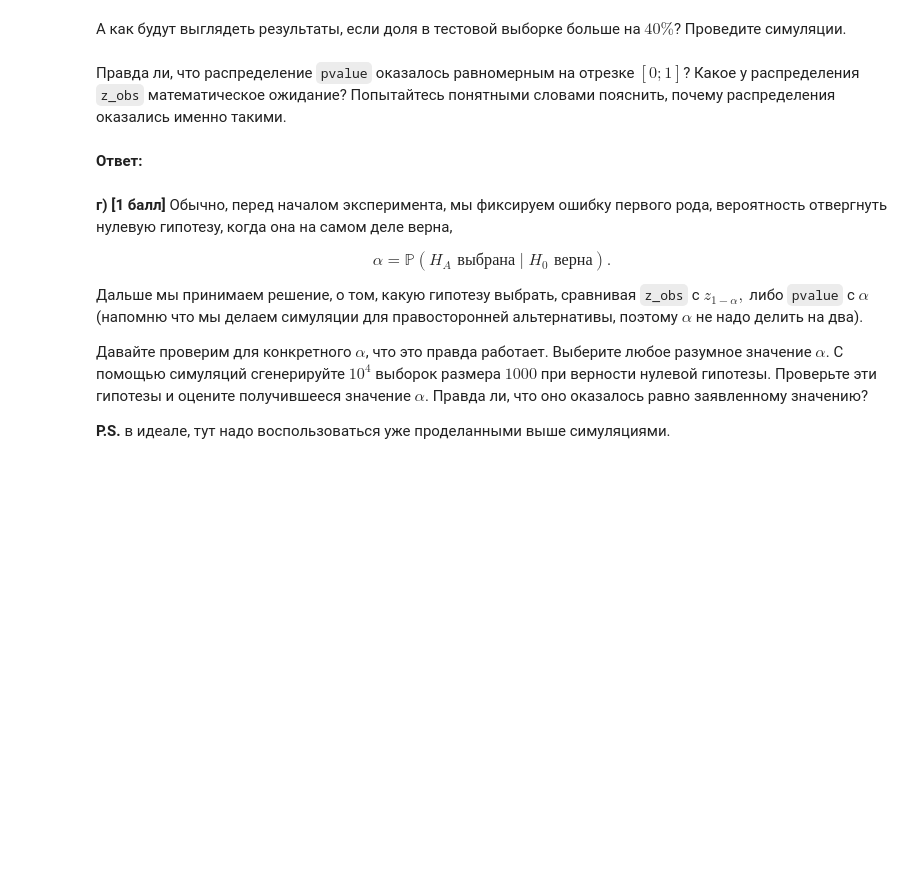
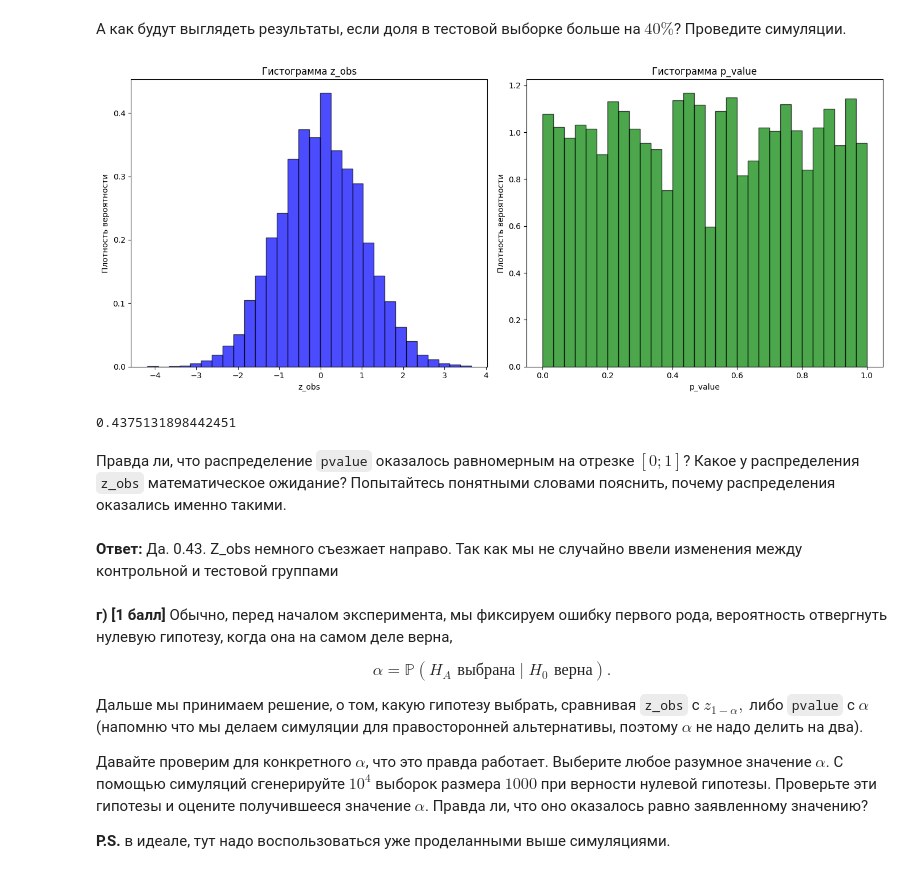
Before and after one commit to xanderkov/HSE-Math-Stat, a Jupyter notebook: hw-05/hw05-KovelAlexander.ipynb, the cells around one changed output. Saved outputs shown, nothing was run; the diff lists cells and outputs as text; code cells hidden in the pictures; blank space fills up the shorter version.

```diff
--- a/hw-05/hw05-KovelAlexander.ipynb
+++ b/hw-05/hw05-KovelAlexander.ipynb
@@ -111,7 +203,30 @@ __в) [1 балл]__ Предположим, что верна альтерна
+# %%
+plt.figure(figsize=(14, 6))
+
+plt.subplot(1, 2, 1)
+plt.hist(z_obs_array, bins=30, density=True, alpha=0.7, color='blue', edgecolor='black')
+plt.title('Гистограмма z_obs')
+plt.xlabel('z_obs')
+plt.ylabel('Плотность вероятности')
+
+plt.subplot(1, 2, 2)
+plt.hist(p_value_array, bins=30, density=True, alpha=0.7, color='green', edgecolor='black')
+plt.title('Гистограмма p_value')
+plt.xlabel('p_value')
+plt.ylabel('Плотность вероятности')
+
+plt.tight_layout()
+plt.show()
+# %% [output]
+[figure, added]
+# %%
+np.mean(z_obs)
+# %% [output]
+0.4375131898442451
 # %% [markdown]
 Правда ли, что распределение `pvalue` оказалось равномерным на отрезке $[0;1]$? Какое у распределения `z_obs` математическое ожидание? Попытайтесь понятными словами пояснить, почему распределения оказались именно такими.
-# %% [markdown]
-__Ответ:__
+# %% [markdown]
+__Ответ:__ Да. 0.43. Z_obs немного съезжает направо. Так как мы не случайно ввели изменения между контрольной и тестовой группами
 # %% [markdown]
 __г) [1 балл]__ Обычно, перед началом эксперимента, мы фиксируем ошибку первого рода, вероятность отвергнуть нулевую гипотезу, когда она на самом деле верна,
 
```
Also changed, not shown: parts of 36 cells of this notebook.
